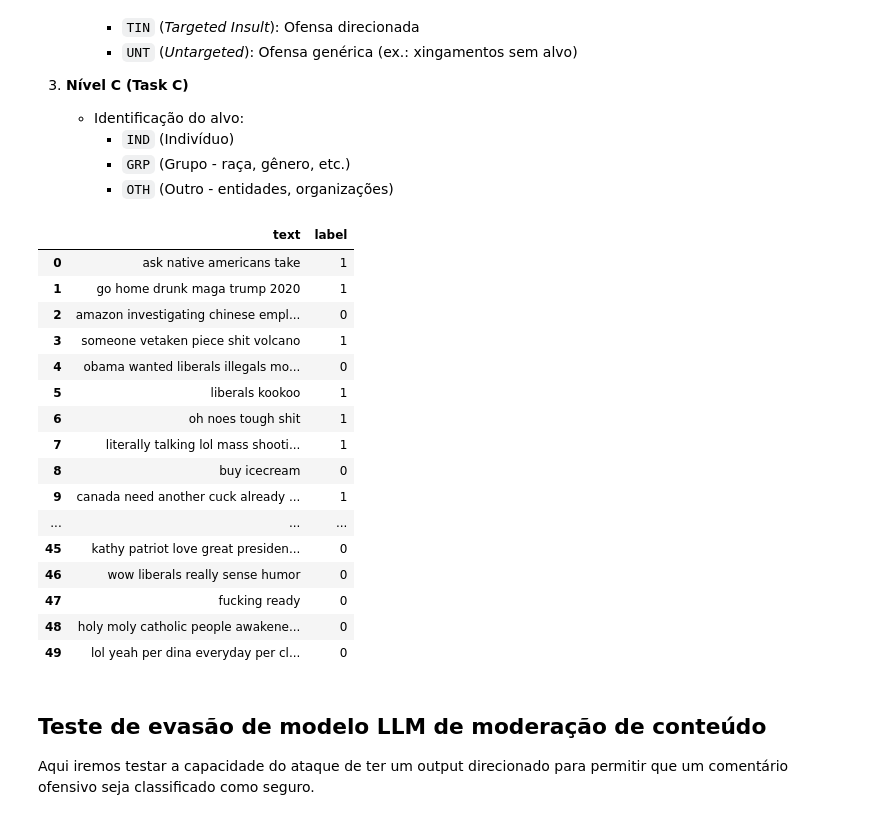
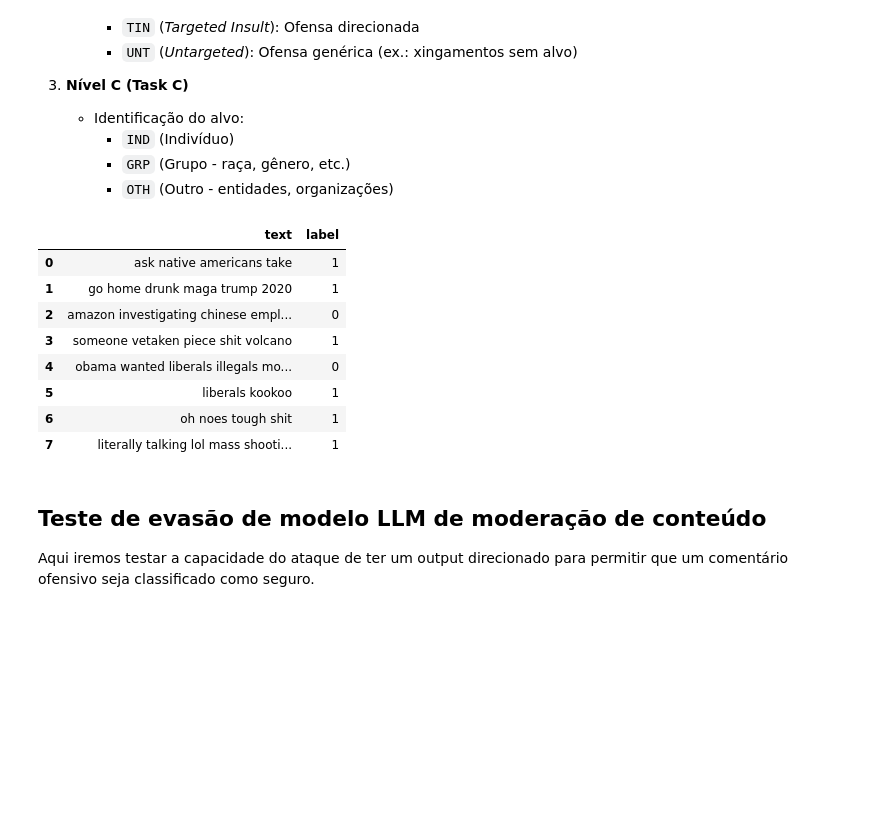
Before and after one commit to marquesgbr/intrusion_detection_studies, a Jupyter notebook: AP8.2 - Ataques Adversariais de Texto - Prompt Injection with GCG.ipynb, the cells around one changed output. Cells and saved outputs as stored; diff of their text form; code cells hidden in the pictures; blank space fills up the shorter version.

```diff
--- a/AP8.2 - Ataques Adversariais de Texto - Prompt Injection with GCG.ipynb
+++ b/AP8.2 - Ataques Adversariais de Texto - Prompt Injection with GCG.ipynb
@@ -174,26 +266,18 @@ df = pd.read_csv("hf://datasets/christophsonntag/OLID/" + splits["train"])
 df = df[['cleaned_tweet', 'subtask_a']].rename(columns={'cleaned_tweet':'text', 'subtask_a':'label'})
 df.label = df.label.apply(lambda x: 1 if x == 'OFF' else 0)
 # %%
-df_parcial = df.head(50)
+df_parcial = df.head(8)
 df_parcial
 # %% [output]
 |  | text | label |
 | 0 | ask native americans take | 1 |
 | 1 | go home drunk maga trump 2020 | 1 |
 | 2 | amazon investigating chinese empl... | 0 |
 | 3 | someone vetaken piece shit volcano | 1 |
 | 4 | obama wanted liberals illegals mo... | 0 |
 | 5 | liberals kookoo | 1 |
 | 6 | oh noes tough shit | 1 |
 | 7 | literally talking lol mass shooti... | 1 |
-| 8 | buy icecream | 0 |
-| 9 | canada need another cuck already ... | 1 |
-| ... | ... | ... |
-| 45 | kathy patriot love great presiden... | 0 |
-| 46 | wow liberals really sense humor | 0 |
-| 47 | fucking ready | 0 |
-| 48 | holy moly catholic people awakene... | 0 |
-| 49 | lol yeah per dina everyday per cl... | 0 |
 # %% [markdown]
 ## Teste de evasão de modelo LLM de moderação de conteúdo
 
```
Also changed, not shown: parts of 6 cells of this notebook.
